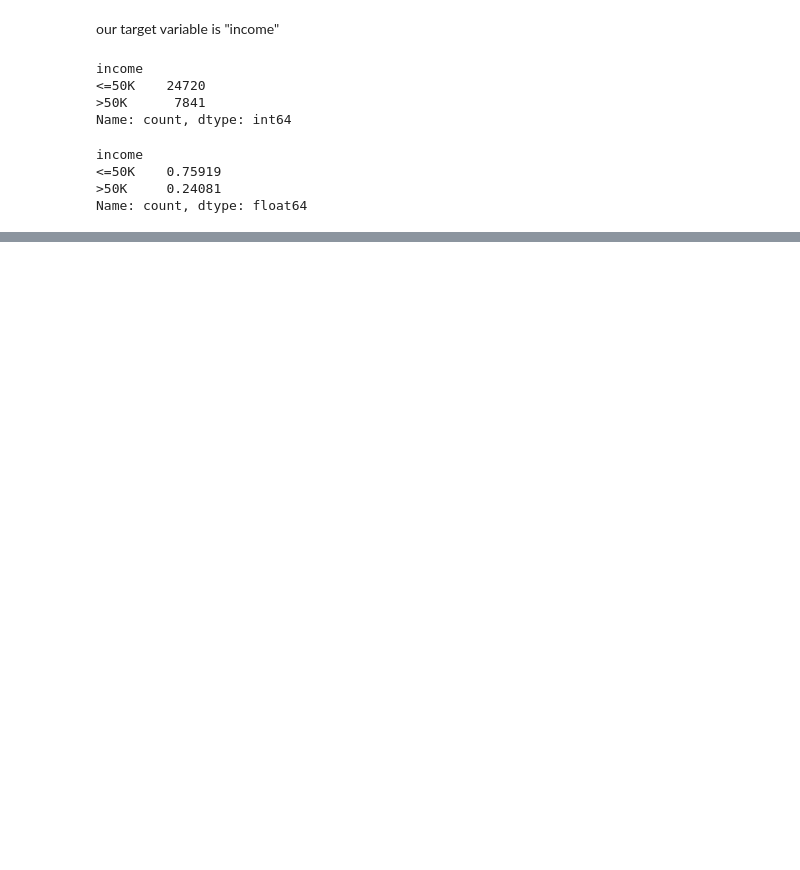
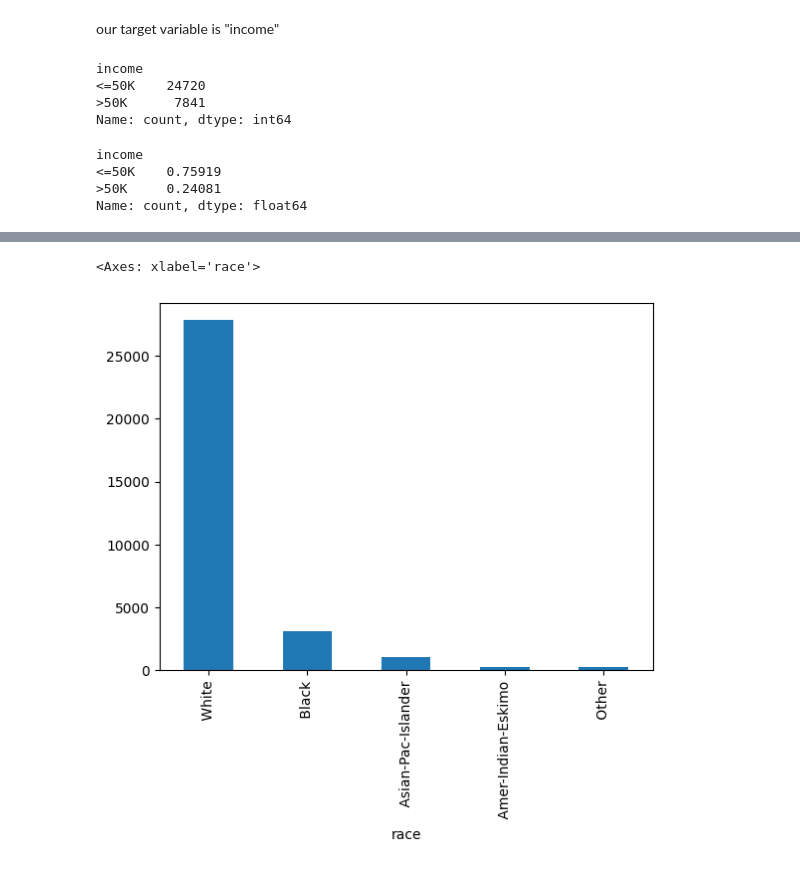
Before and after one commit to mimi428/Income-classification, a Jupyter notebook: incomeclass.ipynb, the cells around one changed output, grey strips where cells are left out. Saved outputs shown, nothing was run; the diff lists cells and outputs as text; code cells hidden in the pictures; blank space fills up the shorter version.

```diff
--- a/incomeclass.ipynb
+++ b/incomeclass.ipynb
@@ -252,0 +319,5 @@ We can see that, the dataset contains 6 numerical variables and 9 categorial var
+# %%
+idata['race'].value_counts().plot.bar()
+# %% [output]
+<Axes: xlabel='race'>
+[figure, added]
```
Also changed, not shown: parts of 33 cells of this notebook.
